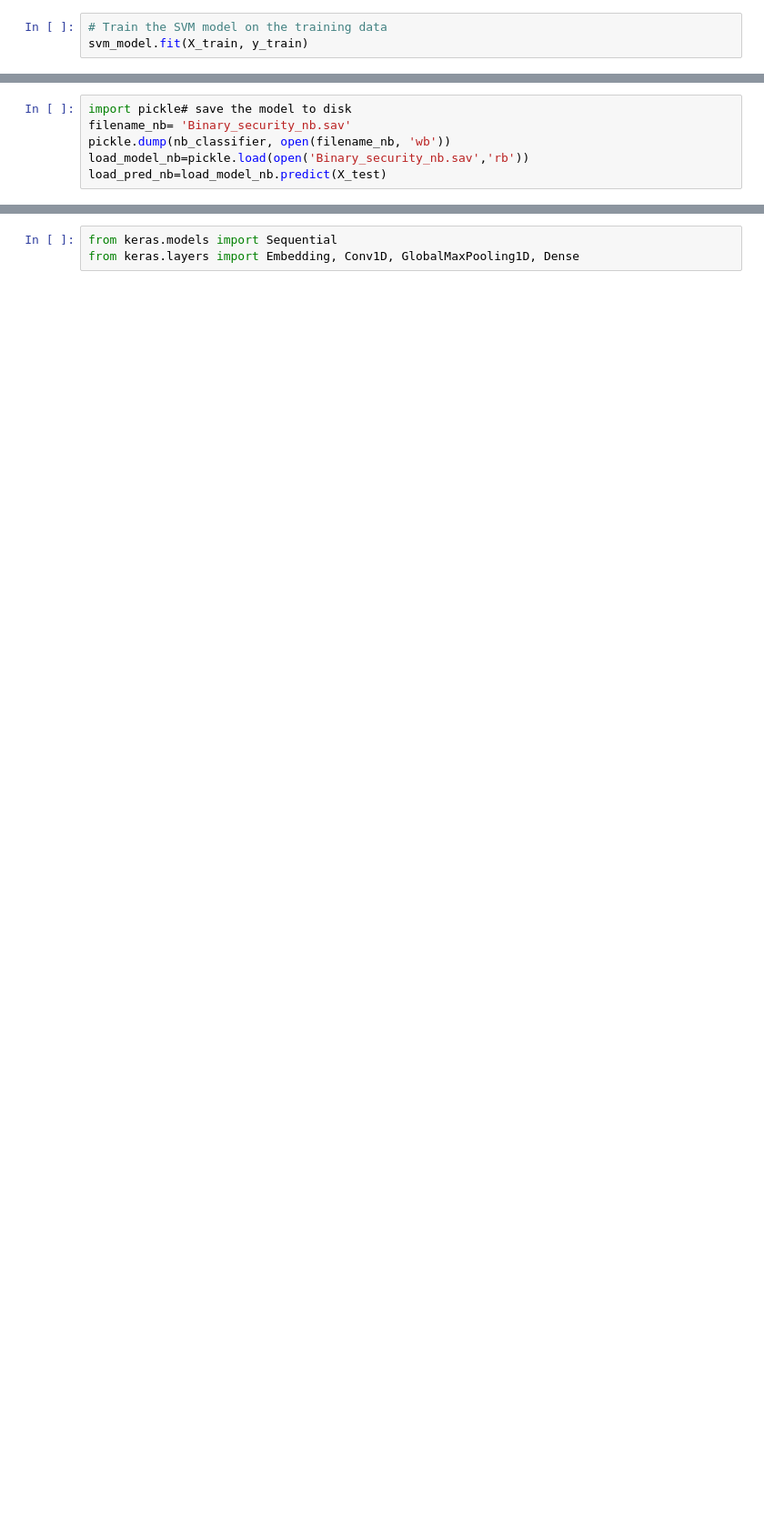
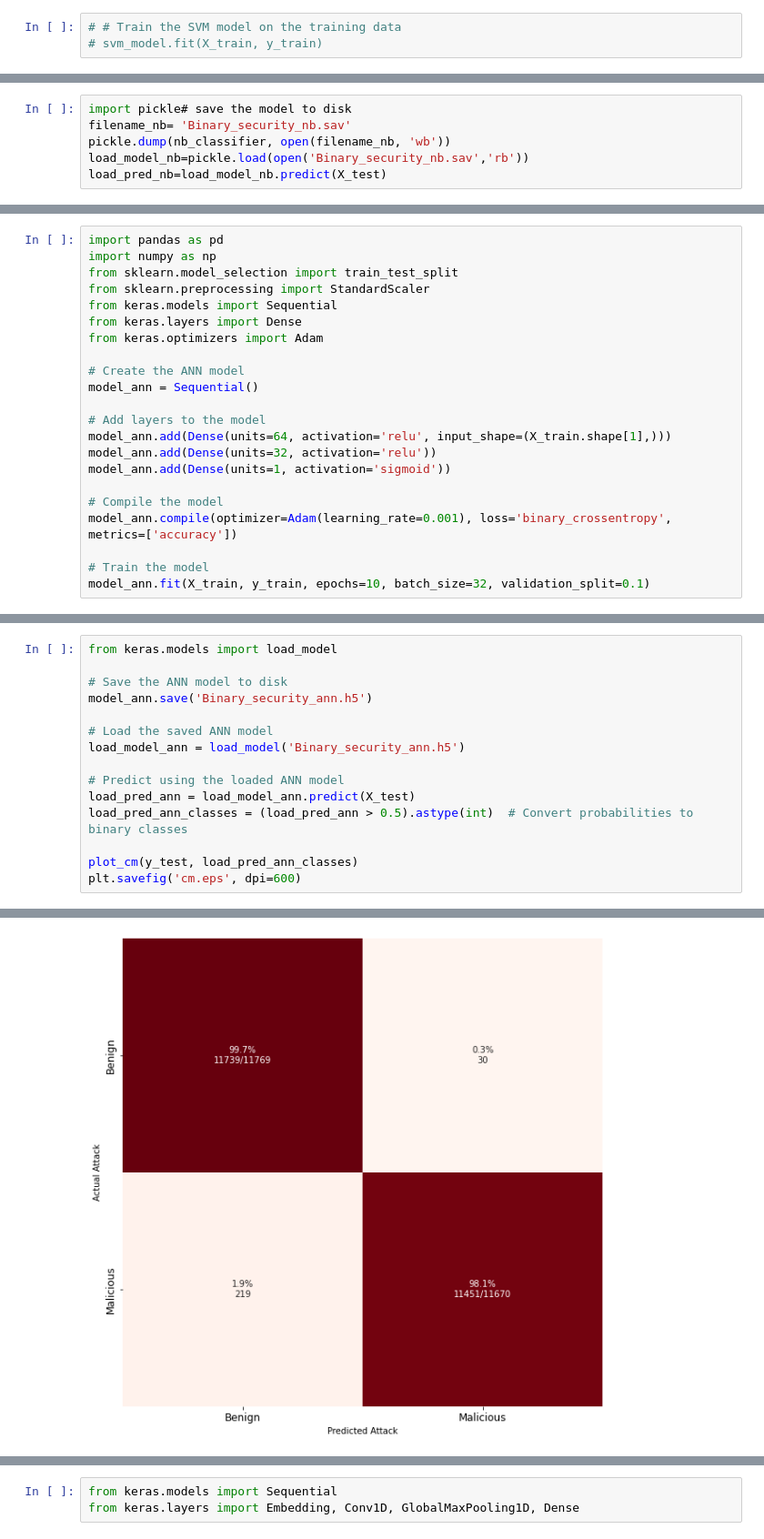
Before and after one commit to arifinmash/comprehensiveartifacts, a Jupyter notebook: CIC-Model.ipynb, the cells around one changed output, grey strips where cells are left out. Shown at 91% size. Saved outputs shown, nothing was run; the diff lists cells and outputs as text; blank space fills up the shorter version.

```diff
--- a/CIC-Model.ipynb
+++ b/CIC-Model.ipynb
@@ -720,4 +766,4 @@ svm_model = SVC(kernel='linear')
 # %%
-# Train the SVM model on the training data
-svm_model.fit(X_train, y_train)
+# # Train the SVM model on the training data
+# svm_model.fit(X_train, y_train)
 # %%
@@ -837,0 +933,22 @@ print("Standard Deviation:", std_score)
+# %%
+import pandas as pd
+import numpy as np
+from sklearn.model_selection import train_test_split
+from sklearn.preprocessing import StandardScaler
+from keras.models import Sequential
+from keras.layers import Dense
+from keras.optimizers import Adam
+
+# Create the ANN model
+model_ann = Sequential()
+
+# Add layers to the model
+model_ann.add(Dense(units=64, activation='relu', input_shape=(X_train.shape[1],)))
+model_ann.add(Dense(units=32, activation='relu'))
+model_ann.add(Dense(units=1, activation='sigmoid'))
+
+# Compile the model
+model_ann.compile(optimizer=Adam(learning_rate=0.001), loss='binary_crossentropy', metrics=['accuracy'])
+
+# Train the model
+model_ann.fit(X_train, y_train, epochs=10, batch_size=32, validation_split=0.1)
@@ -837,0 +990,16 @@ print("Standard Deviation:", std_score)
+# %%
+from keras.models import load_model
+
+# Save the ANN model to disk
+model_ann.save('Binary_security_ann.h5')
+
+# Load the saved ANN model
+load_model_ann = load_model('Binary_security_ann.h5')
+
+# Predict using the loaded ANN model
+load_pred_ann = load_model_ann.predict(X_test)
+load_pred_ann_classes = (load_pred_ann > 0.5).astype(int)  # Convert probabilities to binary classes
+
+plot_cm(y_test, load_pred_ann_classes)
+plt.savefig('cm.eps', dpi=600)
+# %% [output]
@@ -837,0 +1007 @@ print("Standard Deviation:", std_score)
+[figure, added]
```
Also changed, not shown: parts of 50 cells of this notebook, 6 other files.
